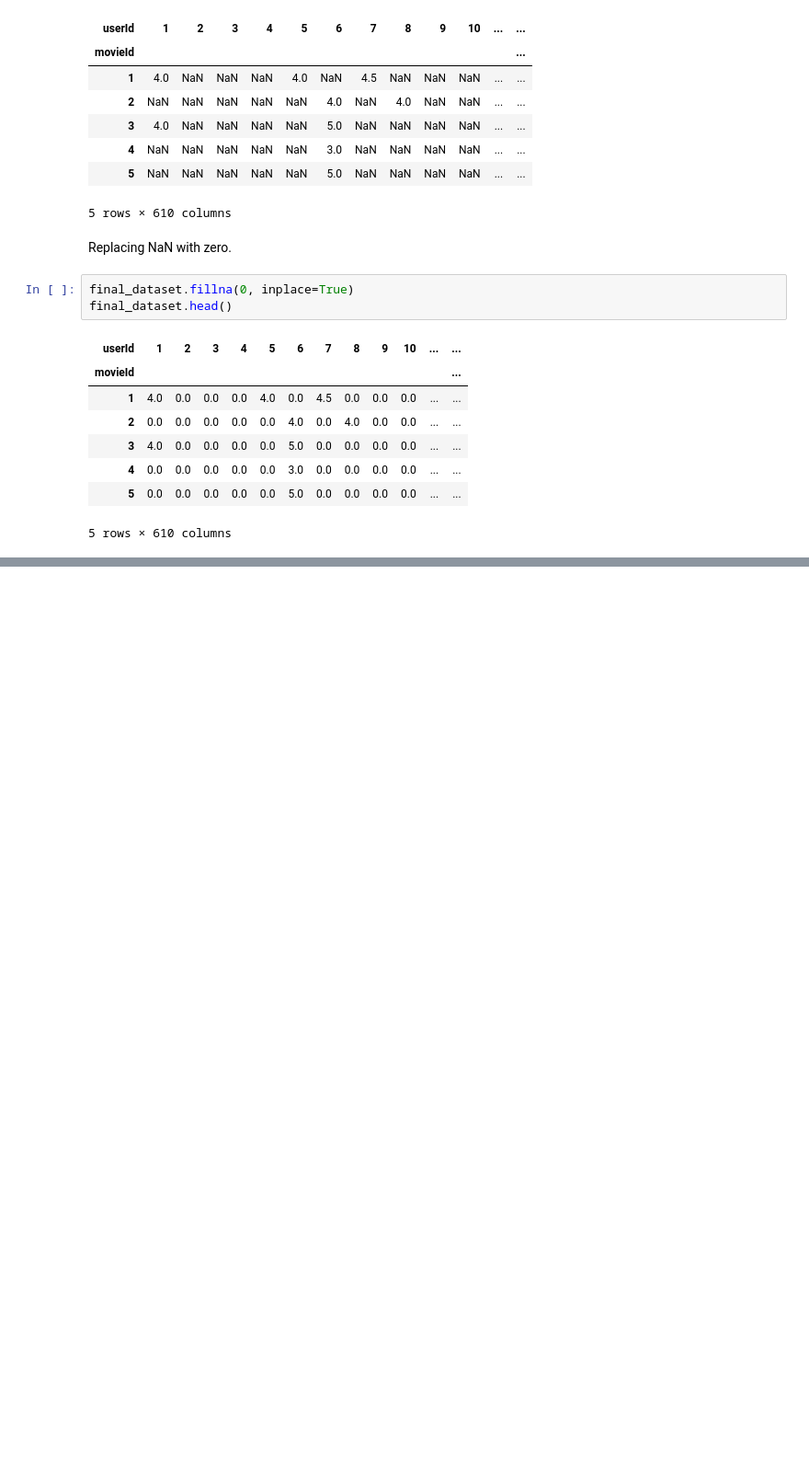
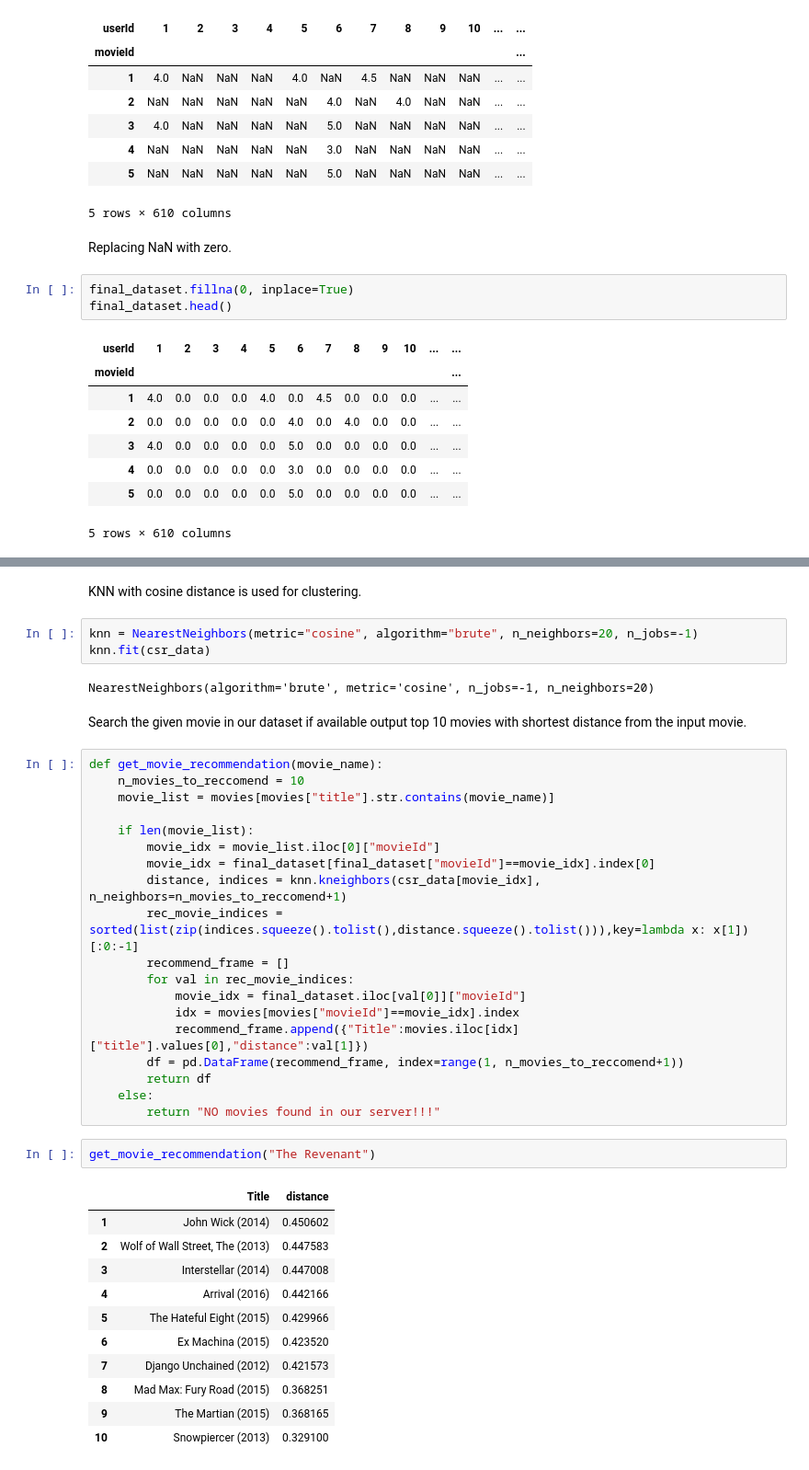
Before and after one commit to whatiskeptiname/movie_mixer, a Jupyter notebook: mixer.ipynb, the cells around one changed output, grey strips where cells are left out. Shown: that part at 92% size. Saved outputs shown, nothing was run; the diff lists cells and outputs as text; blank space fills up the shorter version.

```diff
--- a/mixer.ipynb
+++ b/mixer.ipynb
@@ -71,0 +136,42 @@ final_dataset.size
+# %% [markdown]
+KNN with cosine distance is used for clustering.
+# %%
+knn = NearestNeighbors(metric="cosine", algorithm="brute", n_neighbors=20, n_jobs=-1)
+knn.fit(csr_data)
+# %% [output]
+NearestNeighbors(algorithm='brute', metric='cosine', n_jobs=-1, n_neighbors=20)
+# %% [markdown]
+Search the given movie in our dataset if available output top 10 movies with shortest distance from the input movie.
+# %%
+def get_movie_recommendation(movie_name):
+    n_movies_to_reccomend = 10
+    movie_list = movies[movies["title"].str.contains(movie_name)]
+
+    if len(movie_list):
+        movie_idx = movie_list.iloc[0]["movieId"]
+        movie_idx = final_dataset[final_dataset["movieId"]==movie_idx].index[0]
+        distance, indices = knn.kneighbors(csr_data[movie_idx], n_neighbors=n_movies_to_reccomend+1)
+        rec_movie_indices = sorted(list(zip(indices.squeeze().tolist(),distance.squeeze().tolist())),key=lambda x: x[1])[:0:-1]
+        recommend_frame = []
+        for val in rec_movie_indices:
+            movie_idx = final_dataset.iloc[val[0]]["movieId"]
+            idx = movies[movies["movieId"]==movie_idx].index
+            recommend_frame.append({"Title":movies.iloc[idx]["title"].values[0],"distance":val[1]})
+        df = pd.DataFrame(recommend_frame, index=range(1, n_movies_to_reccomend+1))
+        return df
+    else:
+        return "NO movies found in our server!!!"
+# %%
+get_movie_recommendation("The Revenant")
+# %% [output]
+|  | Title | distance |
+| 1 | John Wick (2014) | 0.450602 |
+| 2 | Wolf of Wall Street, The (2013) | 0.447583 |
+| 3 | Interstellar (2014) | 0.447008 |
+| 4 | Arrival (2016) | 0.442166 |
+| 5 | The Hateful Eight (2015) | 0.429966 |
+| 6 | Ex Machina (2015) | 0.423520 |
+| 7 | Django Unchained (2012) | 0.421573 |
+| 8 | Mad Max: Fury Road (2015) | 0.368251 |
+| 9 | The Martian (2015) | 0.368165 |
+| 10 | Snowpiercer (2013) | 0.329100 |
```
Also changed, not shown: parts of 16 cells of this notebook.
